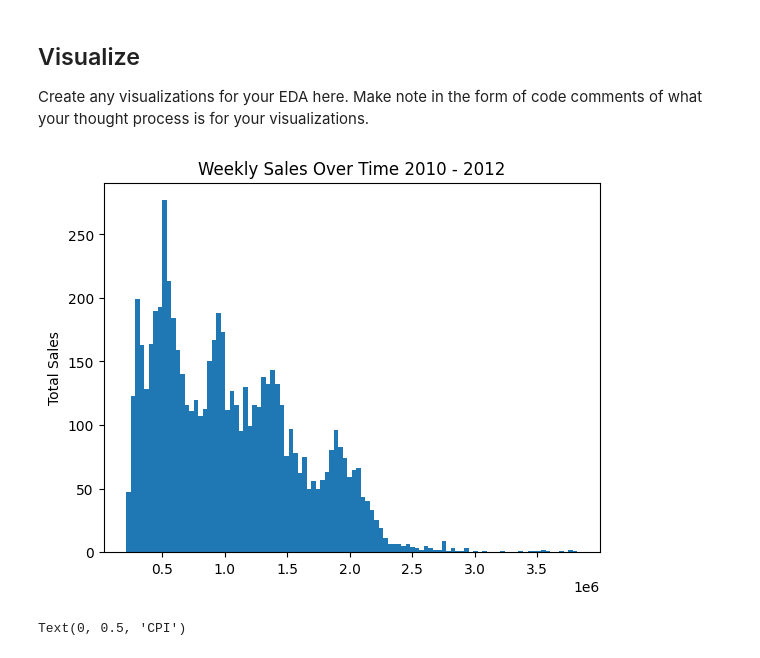
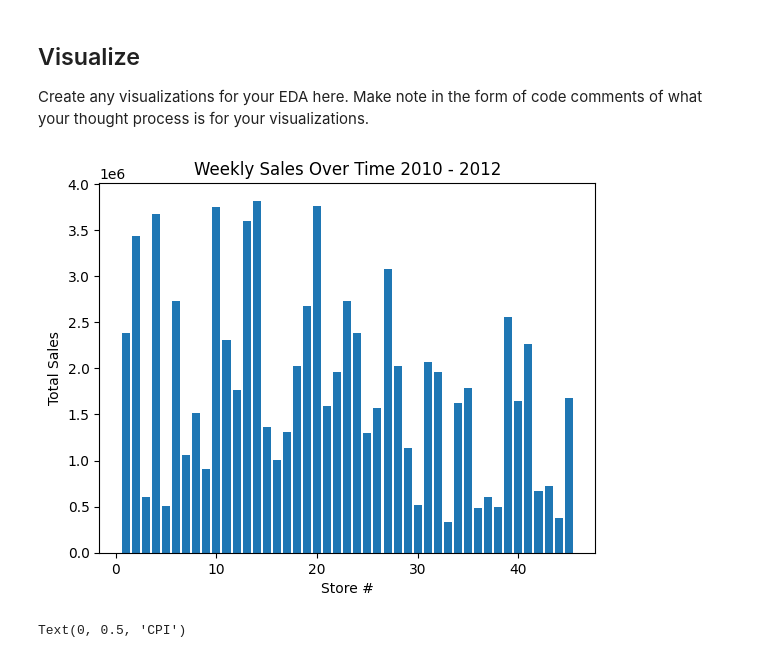
Before and after one commit to smckenzie0615/eda-checkpoint, a Jupyter notebook: checkpoint-two.ipynb, the cells around one changed output. Drawn from its saved outputs; the diff is of its cells as text; code cells hidden in the pictures.

```diff
--- a/checkpoint-two.ipynb
+++ b/checkpoint-two.ipynb
@@ -174,13 +328,14 @@ Create any visualizations for your EDA here. Make note in the form of code comme
 # %%
 # Seeing where does majority of Weekly_Sales skew towards
 # Also previewing for data manipulation
 
-plt.hist(df['Weekly_Sales'], bins=100)
+plt.bar(df['Store'], df['Weekly_Sales'])
 plt.title("Weekly Sales Over Time 2010 - 2012")
 plt.ylabel("Total Sales")
+plt.xlabel("Store #")
 plt.show()
 # %% [output]
-[figure, old version]
+[figure, new version]
 # %%
 # Exploring the relationship between Weekly Sales and CPI
 # Relationship seems to be very neautral, data looks to be distributed equally
```
Also changed, not shown: parts of 19 cells of this notebook.
